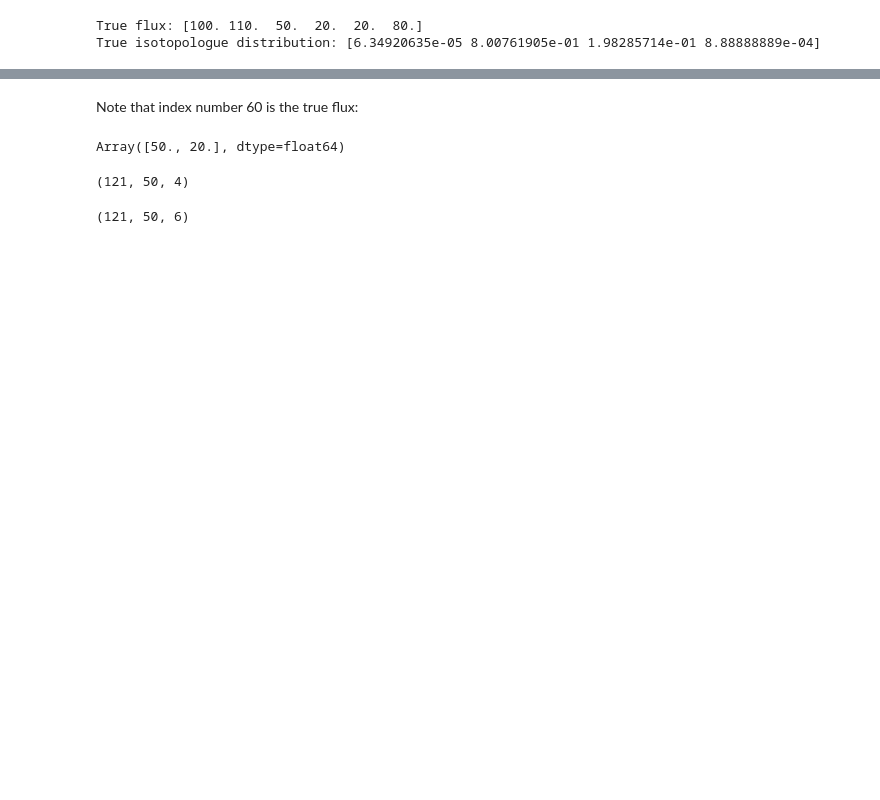
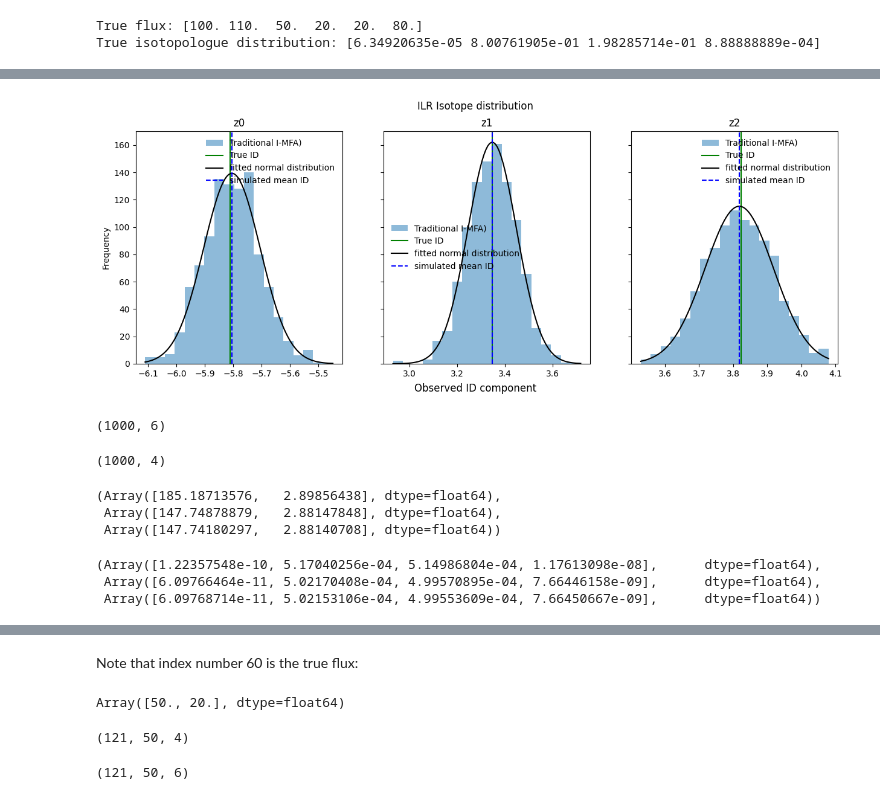
Before and after one commit to dtu-qmcm/cmfa, a Jupyter notebook: notebooks/toy_network.ipynb, the cells around one changed output, grey strips where cells are left out. Drawn from its saved outputs; the diff is of its cells as text; code cells hidden in the pictures; blank space fills up the shorter version.

```diff
--- a/notebooks/toy_network.ipynb
+++ b/notebooks/toy_network.ipynb
@@ -36,0 +84,72 @@ True isotopologue distribution: [6.34920635e-05 8.00761905e-01 1.98285714e-01 8.
+# %%
+ilr_id_msts_true = ordered_ilr_func(simulated_id)
+true_ilr_id = ordered_ilr_func(true_id)
+f, axes = plt.subplots(1, 3, figsize=[15, 5], sharey=True)
+
+for (i, ax) in enumerate(axes):
+    ilr_id_i = ilr_id_msts_true[:,i].flatten()
+    xmin = np.min(ilr_id_i)
+    xmax = np.max(ilr_id_i)
+    bins = np.linspace(xmin, xmax, 20)
+    bin_width = bins[1] - bins[0]
+    h_trad = ax.hist(
+        ilr_id_i,
+        bins=bins,
+        alpha=0.5,
+        label=f"Traditional I-MFA)"
+    )
+    ax.set(title=f"z{i}")
+    ax.axvline(true_ilr_id[i], label="True ID", color="green")
+    mu, std = norm.fit(ilr_id_i)
+    x = np.linspace(xmin, xmax, 100)
+    p = norm.pdf(x, mu, std)
+    scaled_p = p * len(ilr_id_i) * bin_width
+    ax.plot(x, scaled_p, "k", label="fitted normal distribution")
+    ax.axvline(mu, label="simulated mean ID", color="blue", linestyle="--")
+    ax.legend(frameon=False)
+axes[0].set_ylabel("Frequency");
+f.supxlabel("Observed ID component")
+
+f.suptitle("ILR Isotope distribution");
+# %% [output]
+[figure, added]
+# %%
+with open(RESULTS_DIR / "estimated_fluxes_reference.pkl", "rb") as f:
+    estimated_fluxes_ref = pickle.load(f)
+estimated_fluxes_ref["trad"].shape
+# %% [output]
+(1000, 6)
+# %%
+with open(RESULTS_DIR / "estimated_ids_reference.pkl", "rb") as f:
+    estimated_ids_ref = pickle.load(f)
+estimated_ids_ref["trad"].shape
+# %% [output]
+(1000, 4)
+# %%
+resid_trad = true_flux[None, [2, 4]] - estimated_fluxes_ref["trad"][:, [2, 4]]
+resid_clr = true_flux[None, [2, 4]] - estimated_fluxes_ref["clr"][:, [2, 4]]
+resid_ilr = true_flux[None, [2, 4]] - estimated_fluxes_ref["ilr"][:, [2, 4]]
+
+mse_trad = (resid_trad ** 2).mean(axis=(0))
+mse_clr = (resid_clr ** 2).mean(axis=(0))
+mse_ilr = (resid_ilr ** 2).mean(axis=(0))
+
+mse_trad, mse_clr, mse_ilr
+# %% [output]
+(Array([185.18713576,   2.89856438], dtype=float64),
+ Array([147.74878879,   2.88147848], dtype=float64),
+ Array([147.74180297,   2.88140708], dtype=float64))
+# %%
+id_resid_trad = estimated_ids_ref["trad"] - true_id
+id_resid_clr = estimated_ids_ref["clr"] - true_id
+id_resid_ilr = estimated_ids_ref["ilr"] - true_id
+
+id_mse_trad = (id_resid_trad ** 2).mean(axis=(0))
+id_mse_clr = (id_resid_clr ** 2).mean(axis=(0))
+id_mse_ilr = (id_resid_ilr ** 2).mean(axis=(0))
+
+id_mse_trad, id_mse_clr, id_mse_ilr
+# %% [output]
+(Array([1.22357548e-10, 5.17040256e-04, 5.14986804e-04, 1.17613098e-08],      dtype=float64),
+ Array([6.09766464e-11, 5.02170408e-04, 4.99570895e-04, 7.66446158e-09],      dtype=float64),
+ Array([6.09768714e-11, 5.02153106e-04, 4.99553609e-04, 7.66450667e-09],      dtype=float64))
```
Also changed, not shown: parts of 19 cells of this notebook, 13 other files.
